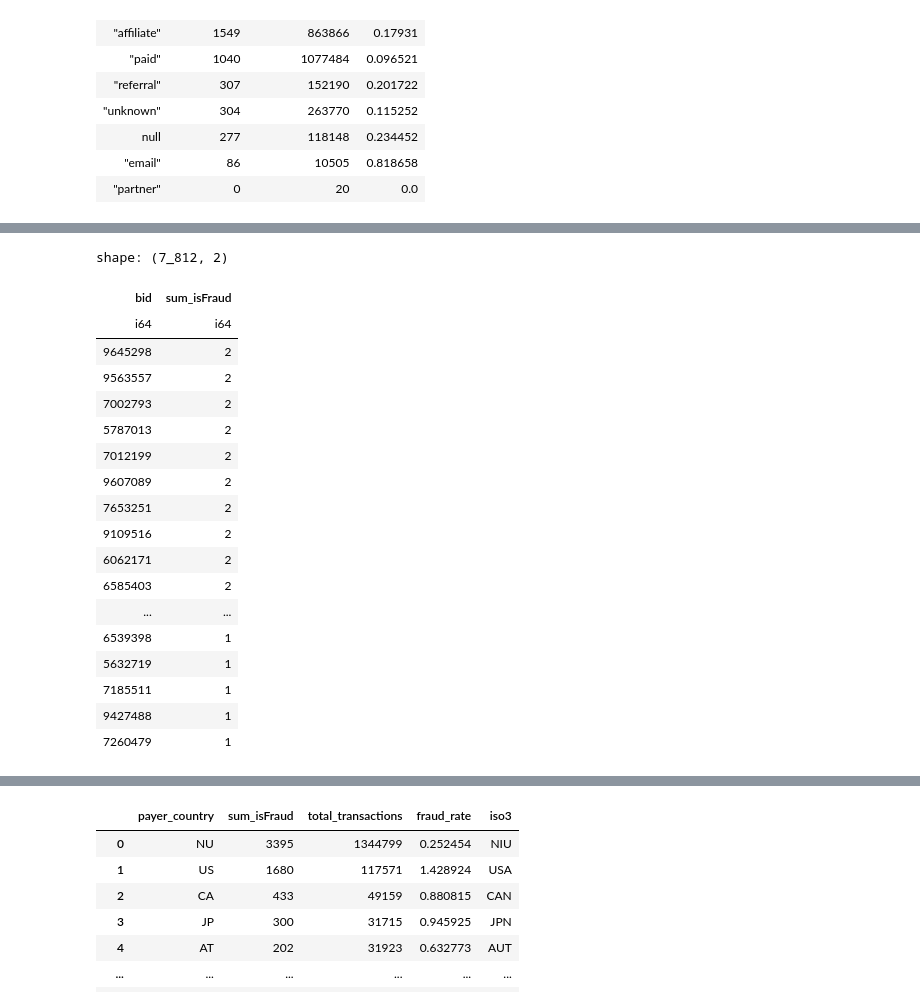
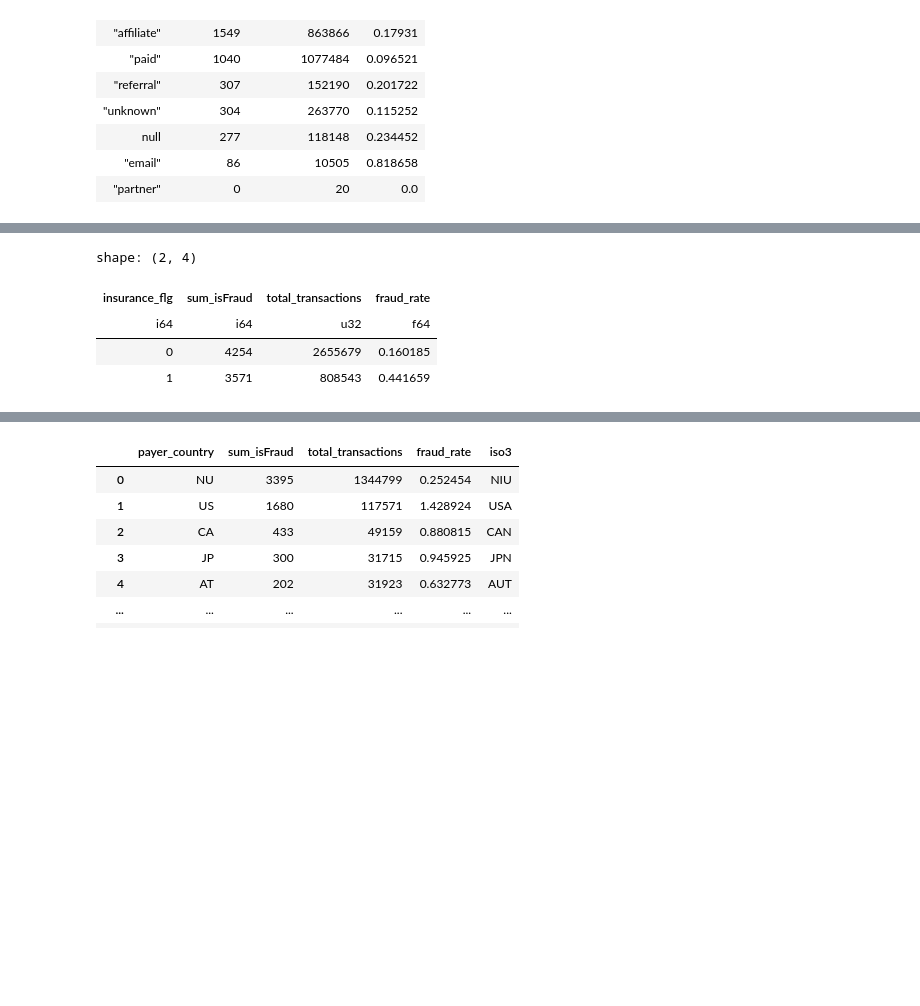
Before and after one commit to KurmangazyKarabekov/Antifrod_model, a Jupyter notebook: notebooks/1_EDA.ipynb, the cells around one changed output, grey strips where cells are left out. Saved outputs shown, nothing was run; the diff lists cells and outputs as text; code cells hidden in the pictures; blank space fills up the shorter version.

```diff
--- a/notebooks/1_EDA.ipynb
+++ b/notebooks/1_EDA.ipynb
@@ -10,2 +14,2 @@ import matplotlib.pyplot as plt
 # %%
-data = pl.read_csv("/Users/kurmangazykarabekov/Desktop/собесы/12Go Asia/data.csv")
+pl_data = pl.read_csv("/Users/kurmangazykarabekov/Desktop/собесы/12Go Asia/data.csv")
@@ -20,28 +28,34 @@ shape: (2, 29)
 # %%
-data = (
-    data.with_columns(
-        pl.col("createdon").str.strptime(
+pl_data = (
+    pl_data.with_columns(
+        pl.col("createdon")
+        .str.strptime(
             pl.Datetime,
             format="%Y-%m-%d %H:%M:%S%z",
         )
+        .cast(pl.Datetime("us", time_zone="UTC"))
     )
     .with_columns(
-        pl.col("date_of_birth").str.strptime(
+        pl.col("date_of_birth")
+        .str.strptime(
             pl.Datetime,
             format="%Y-%m-%d",
         )
+        .cast(pl.Datetime("us", time_zone="UTC"))
     )
     .with_columns(
-        pl.col("godate").str.strptime(
+        pl.col("godate")
+        .str.strptime(
             pl.Datetime,
             format="%Y-%m-%d %H:%M:%S%z",
         )
+        .cast(pl.Datetime("us", time_zone="UTC"))
     )
     .with_columns(
-        pl.col("paidon").str.strptime(
-            pl.Datetime, format="%Y-%m-%d %H:%M:%S.%f%z", strict=False
-        )
+        pl.col("paidon")
+        .str.strptime(pl.Datetime, format="%Y-%m-%d %H:%M:%S.%f%z", strict=False)
+        .cast(pl.Datetime("us", time_zone="UTC"))
     )
 )
 # %%
-data = data.sort("createdon", descending=False)
+pl_data = pl_data.sort("createdon", descending=False)
@@ -75,0 +97,2 @@ Count usersshape: (1, 1)
+# %%
+pl_data = pl_data.with_columns(pl.col("createdon").dt.date().alias("createdon_date"))
@@ -99,28 +204,16 @@ shape: (9, 4)
 # %%
 (
-    data
-    .group_by("bid")
-    .agg(pl.sum("isFraud").alias("sum_isFraud"))
-    .filter(pl.col("sum_isFraud") > 0)
+    pl_data.group_by("insurance_flg")
+    .agg(
+        pl.sum("isFraud").alias("sum_isFraud"),
+        pl.count("bid").alias("total_transactions"),
+        (pl.sum("isFraud") / pl.count("bid") * 100).alias("fraud_rate"),
+    )
     .sort("sum_isFraud", descending=True)
-    )
+)
 # %% [output]
-shape: (7_812, 2)
+shape: (2, 4)
-| bid | sum_isFraud |
-| i64 | i64 |
-| 9645298 | 2 |
-| 9563557 | 2 |
-| 7002793 | 2 |
-| 5787013 | 2 |
-| 7012199 | 2 |
-| 9607089 | 2 |
-| 7653251 | 2 |
-| 9109516 | 2 |
-| 6062171 | 2 |
-| 6585403 | 2 |
-| ... | ... |
-| 6539398 | 1 |
-| 5632719 | 1 |
-| 7185511 | 1 |
-| 9427488 | 1 |
-| 7260479 | 1 |
+| insurance_flg | sum_isFraud | total_transactions | fraud_rate |
+| i64 | i64 | u32 | f64 |
+| 0 | 4254 | 2655679 | 0.160185 |
+| 1 | 3571 | 808543 | 0.441659 |
```
Also changed, not shown: parts of 30 cells of this notebook.
